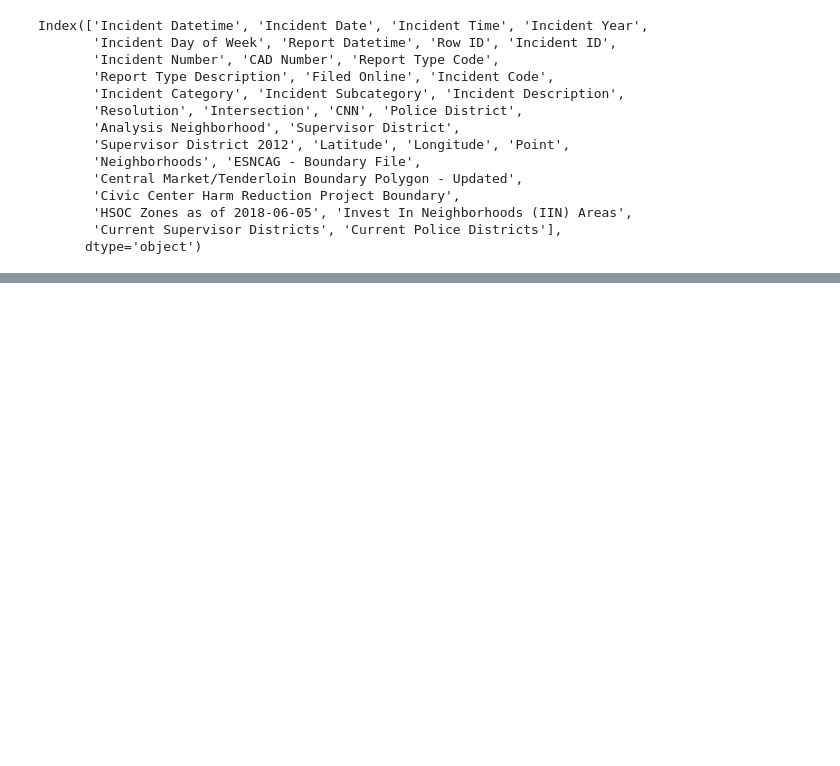
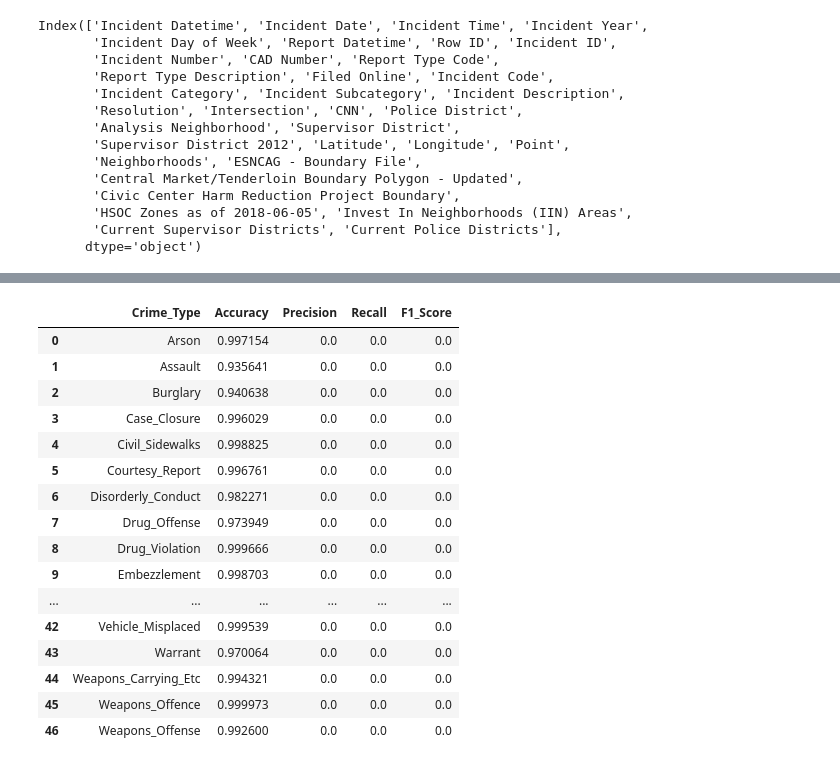
Before and after one commit to mvoutov/ieor142-ml, a Jupyter notebook: CrimePredict.ipynb, the cells around one changed output, grey strips where cells are left out. Drawn from its saved outputs; the diff is of its cells as text; code cells hidden in the pictures; blank space fills up the shorter version.

```diff
--- a/CrimePredict.ipynb
+++ b/CrimePredict.ipynb
@@ -350,0 +535,20 @@ dtype: object
+# %%
+import pandas as pd
+from sklearn.metrics import accuracy_score
+
+# Dictionary to hold accuracy scores
+accuracy_scores = {}
+
+for category in one_hot_encoded_data_category.columns:
+    # Predict probabilities on the test data and threshold to get binary predictions
+    predicted_probabilities = logit_models[category].predict(sf_data_test[predictor_columns])
+    predictions = (predicted_probabilities > 0.5).astype(int)
+
+    # Calculate accuracy and store in the dictionary
+    accuracy_scores[category] = accuracy_score(sf_data_test[category], predictions)
+
+# Convert the dictionary to a DataFrame
+accuracy_df = pd.DataFrame(list(accuracy_scores.items()), columns=['Crime_Type', 'Accuracy'])
+
+# accuracy scores for each crime category
+accuracy_df
@@ -350,0 +573,45 @@ dtype: object
+# %%
+from sklearn.metrics import precision_score, recall_score, f1_score
+
+# Initialize dictionaries to hold precision, recall, and F1 scores
+precision_scores = {}
+recall_scores = {}
+f1_scores = {}
+
+for category in one_hot_encoded_data_category.columns:
+    # Get predictions for the category
+    y_pred = (logit_models[category].predict(sf_data_test[predictor_columns]) > 0.5).astype(int)
+    y_true = sf_data_test[category]
+
+    # Calculate precision, recall, and F1 score with zero_division parameter
+    precision_scores[category] = precision_score(y_true, y_pred, zero_division=0)
+    recall_scores[category] = recall_score(y_true, y_pred, zero_division=0)
+    f1_scores[category] = f1_score(y_true, y_pred, zero_division=0)
+
+# Convert the dictionaries to DataFrames
+precision_df = pd.DataFrame(list(precision_scores.items()), columns=['Crime_Type', 'Precision'])
+recall_df = pd.DataFrame(list(recall_scores.items()), columns=['Crime_Type', 'Recall'])
+f1_df = pd.DataFrame(list(f1_scores.items()), columns=['Crime_Type', 'F1_Score'])
+
+# Combine the DataFrames for a comprehensive view
+combined_df = accuracy_df.merge(precision_df, on='Crime_Type').merge(recall_df, on='Crime_Type').merge(f1_df, on='Crime_Type')
+
+combined_df
+# %% [output]
+|  | Crime_Type | Accuracy | Precision | Recall | F1_Score |
+| 0 | Arson | 0.997154 | 0.0 | 0.0 | 0.0 |
+| 1 | Assault | 0.935641 | 0.0 | 0.0 | 0.0 |
+| 2 | Burglary | 0.940638 | 0.0 | 0.0 | 0.0 |
+| 3 | Case_Closure | 0.996029 | 0.0 | 0.0 | 0.0 |
+| 4 | Civil_Sidewalks | 0.998825 | 0.0 | 0.0 | 0.0 |
+| 5 | Courtesy_Report | 0.996761 | 0.0 | 0.0 | 0.0 |
+| 6 | Disorderly_Conduct | 0.982271 | 0.0 | 0.0 | 0.0 |
+| 7 | Drug_Offense | 0.973949 | 0.0 | 0.0 | 0.0 |
+| 8 | Drug_Violation | 0.999666 | 0.0 | 0.0 | 0.0 |
+| 9 | Embezzlement | 0.998703 | 0.0 | 0.0 | 0.0 |
+| ... | ... | ... | ... | ... | ... |
+| 42 | Vehicle_Misplaced | 0.999539 | 0.0 | 0.0 | 0.0 |
+| 43 | Warrant | 0.970064 | 0.0 | 0.0 | 0.0 |
+| 44 | Weapons_Carrying_Etc | 0.994321 | 0.0 | 0.0 | 0.0 |
+| 45 | Weapons_Offence | 0.999973 | 0.0 | 0.0 | 0.0 |
+| 46 | Weapons_Offense | 0.992600 | 0.0 | 0.0 | 0.0 |
```
Also changed, not shown: parts of 53 cells of this notebook, 1 other file.
